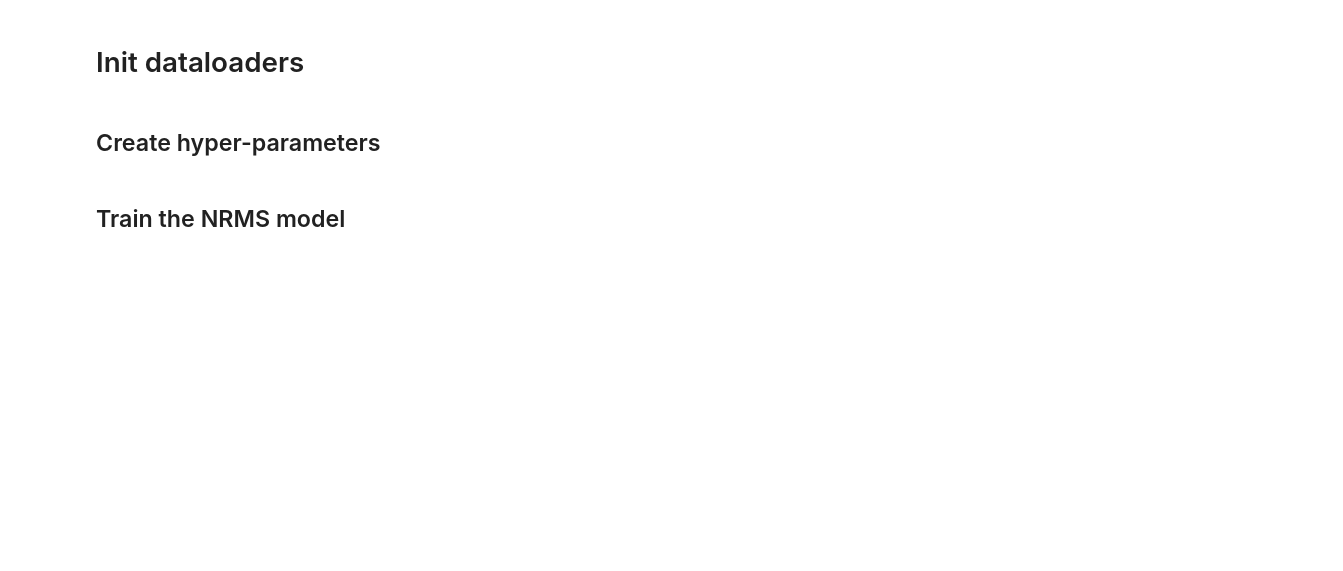
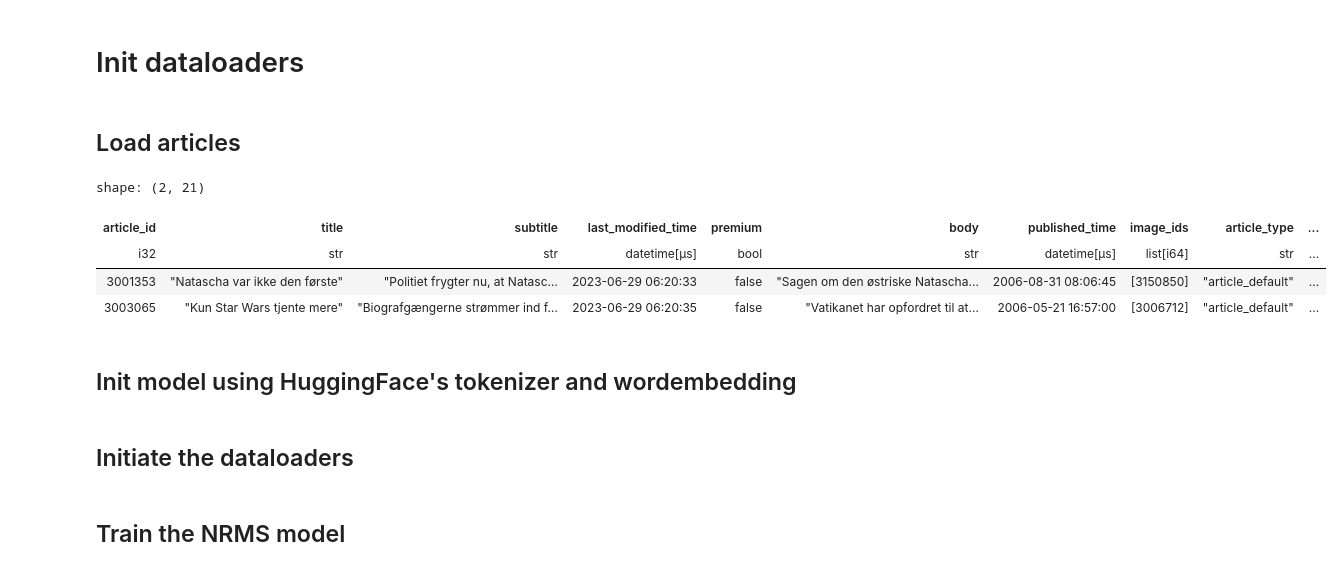
Before and after one commit to Gustavclausen1804/Deeplearning-RecSys-Challenge-2024, a Jupyter notebook: nrms_torch.ipynb, the cells around one changed output. Saved outputs shown, nothing was run; the diff lists cells and outputs as text; code cells hidden in the pictures; blank space fills up the shorter version.

```diff
--- a/nrms_torch.ipynb
+++ b/nrms_torch.ipynb
@@ -132,6 +131,13 @@ def ebnerd_from_path(path: Path, history_size: int = 30) -> pl.DataFrame:
     )
     return df_behaviors
 
+# Get the current working directory
+CURRENT_DIR = Path.cwd()
+print("Current directory:", CURRENT_DIR)
+
+# Set the path directly to ebnerd_small in your project
+PATH = CURRENT_DIR / "ebnerd_small"
+
 COLUMNS = [
     DEFAULT_USER_COL,
     DEFAULT_HISTORY_ARTICLE_ID_COL,
@@ -155,13 +161,14 @@ df_train = (
     .pipe(create_binary_labels_column)
     .sample(fraction=FRACTION)
 )
-# =>
+
 df_validation = (
     ebnerd_from_path(PATH.joinpath("validation"), history_size=HISTORY_SIZE)
     .select(COLUMNS)
     .pipe(create_binary_labels_column)
     .sample(fraction=FRACTION)
 )
+
 df_train.head(2)
 # %% [output]
 shape: (2, 6)
@@ -219,5 +226,16 @@ val_dataloader = NRMSDataLoader(
     eval_mode=True,
     batch_size=32,
 )
-# %% [markdown]
-## Create hyper-parameters
+# %% [markdown]
+## Load articles
+# %%
+df_articles = pl.read_parquet(PATH.joinpath("articles.parquet"))
+df_articles.head(2)
+# %% [output]
+shape: (2, 21)
+| article_id | title | subtitle | last_modified_time | premium | body | published_time | image_ids | article_type | ... |
+| i32 | str | str | datetime[μs] | bool | str | datetime[μs] | list[i64] | str | ... |
+| 3001353 | "Natascha var ikke den første" | "Politiet frygter nu, at Natasc… | 2023-06-29 06:20:33 | false | "Sagen om den østriske Natascha… | 2006-08-31 08:06:45 | [3150850] | "article_default" | ... |
+| 3003065 | "Kun Star Wars tjente mere" | "Biografgængerne strømmer ind f… | 2023-06-29 06:20:35 | false | "Vatikanet har opfordret til at… | 2006-05-21 16:57:00 | [3006712] | "article_default" | ... |
+# %% [markdown]
+## Init model using HuggingFace's tokenizer and wordembedding
@@ -223,0 +262,2 @@ val_dataloader = NRMSDataLoader(
+# %% [markdown]
+## Initiate the dataloaders
```
Also changed, not shown: parts of 15 cells of this notebook, 22 other files.
